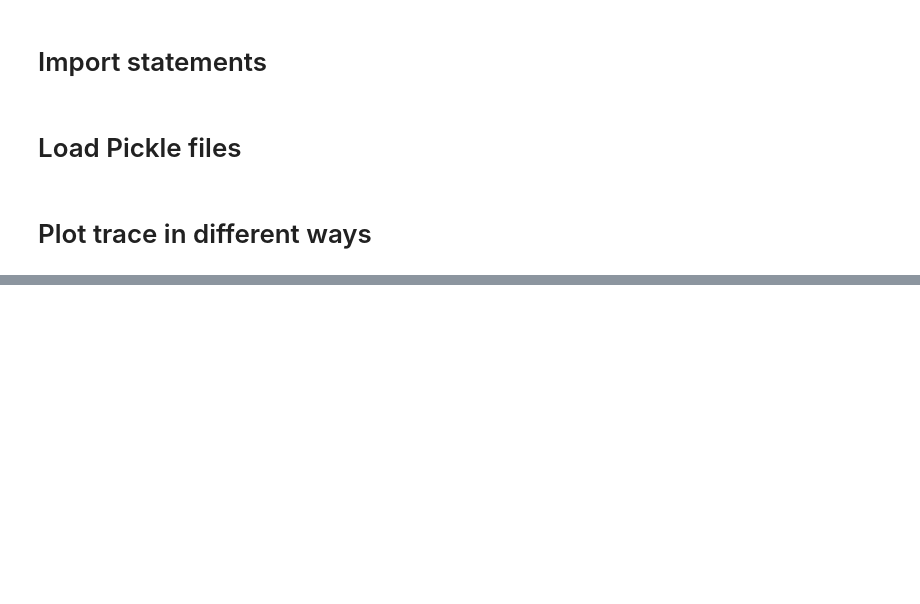
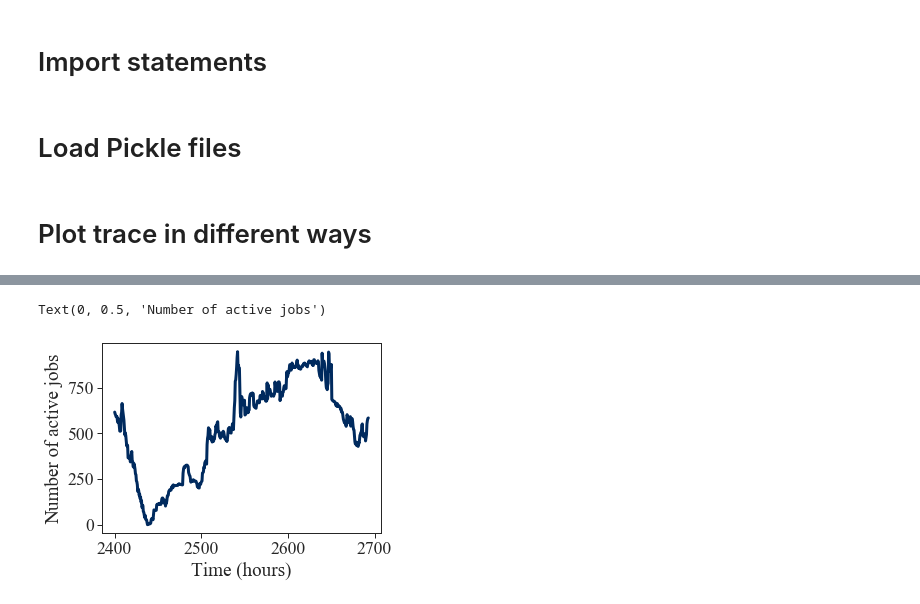
Before and after one commit to stanford-futuredata/gavel, a Jupyter notebook: scheduler/notebooks/figures/background/philly.ipynb, the cells around one changed output, grey strips where cells are left out. Cells and saved outputs as stored; diff of their text form; code cells hidden in the pictures; blank space fills up the shorter version.

```diff
--- a/scheduler/notebooks/figures/background/philly.ipynb
+++ b/scheduler/notebooks/figures/background/philly.ipynb
@@ -315,0 +319,11 @@ Text(0, 0.5, 'Number of GPUs')
+# %%
+x = [x / 3600. for x in all_boundaries[lower_bound: upper_bound+50]]
+y = num_jobs_per_boundary[lower_bound: upper_bound+50]
+plt.figure(figsize=(5, 3.5))
+ax = plt.subplot2grid((1, 1), (0, 0), colspan=1)
+ax.plot(x, y)
+ax.set_xlabel('Time (hours)')
+ax.set_ylabel('Number of active jobs')
+# %% [output]
+Text(0, 0.5, 'Number of active jobs')
+[figure, added]
```
Also changed, not shown: parts of 5 cells of this notebook, 2 other files.
